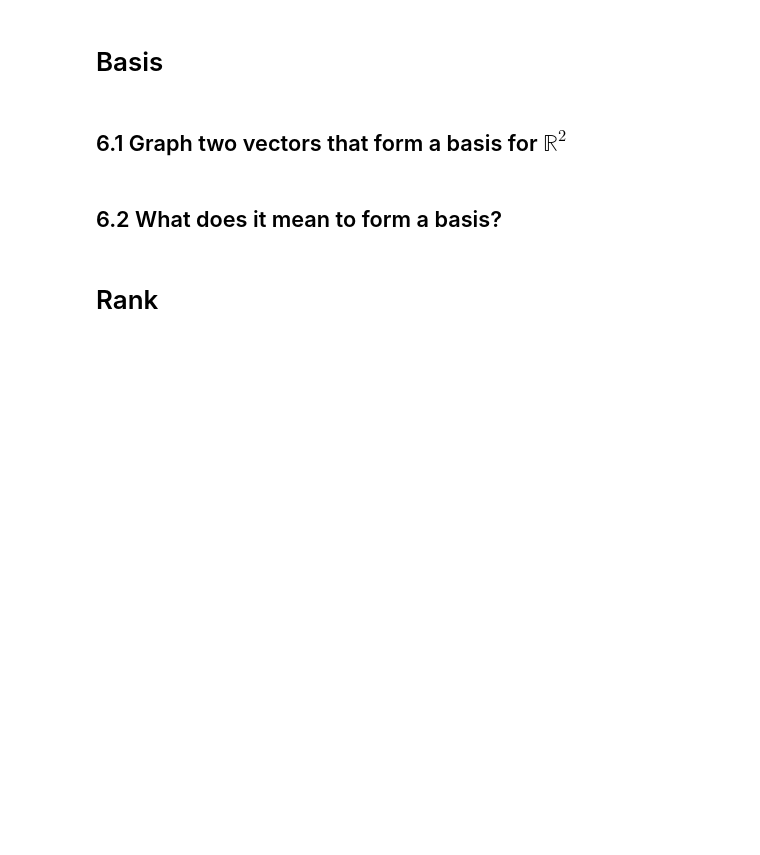
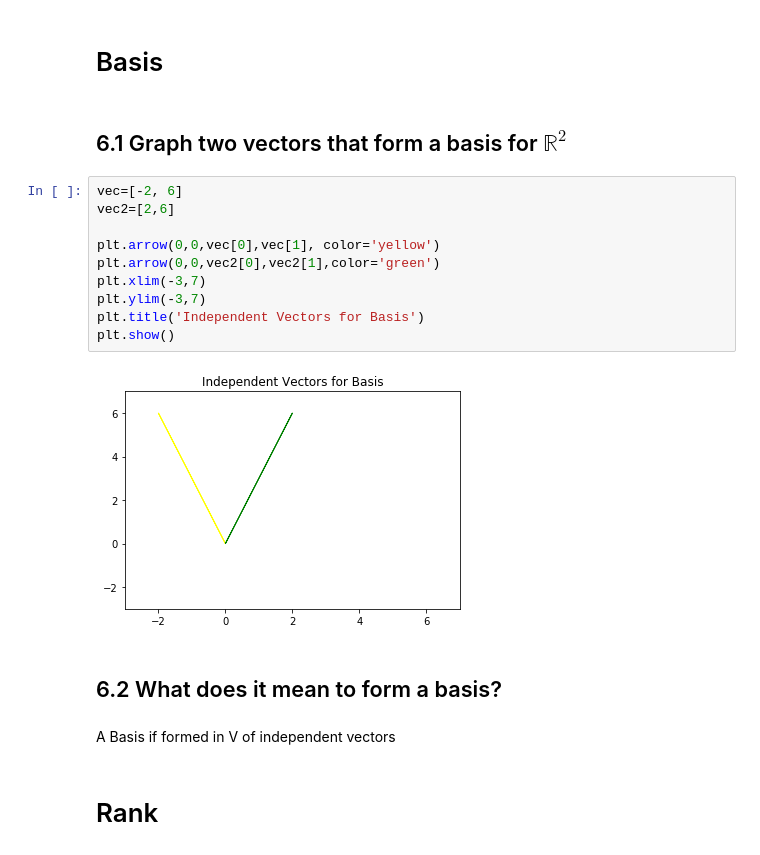
Before and after one commit to robinhester/DS-Unit-1-Sprint-3-Linear-Algebra, a Jupyter notebook: module2-intermediate-linear-algebra/Copy_of_LS_DS_132_Intermediate_Linear_Algebra_Assignment.ipynb, the cells around one changed output. Drawn from its saved outputs; the diff is of its cells as text; blank space fills up the shorter version.

```diff
--- a/module2-intermediate-linear-algebra/Copy_of_LS_DS_132_Intermediate_Linear_Algebra_Assignment.ipynb
+++ b/module2-intermediate-linear-algebra/Copy_of_LS_DS_132_Intermediate_Linear_Algebra_Assignment.ipynb
@@ -248,8 +335,22 @@ n = \begin{bmatrix} 4 & 8  & 2\end{bmatrix}
 # Basis
 # %% [markdown]
 ## 6.1 Graph two vectors that form a basis for $\mathbb{R}^2$
+# %%
+vec=[-2, 6]
+vec2=[2,6]
+
+plt.arrow(0,0,vec[0],vec[1], color='yellow')
+plt.arrow(0,0,vec2[0],vec2[1],color='green')
+plt.xlim(-3,7)
+plt.ylim(-3,7)
+plt.title('Independent Vectors for Basis')
+plt.show()
+# %% [output]
+[figure, added]
 # %% [markdown]
 ## 6.2 What does it mean to form a basis?
+# %% [markdown]
+A Basis if formed in V of independent vectors
 # %% [markdown]
 # Rank
 # %% [markdown]
```
Also changed, not shown: parts of 15 cells of this notebook.
